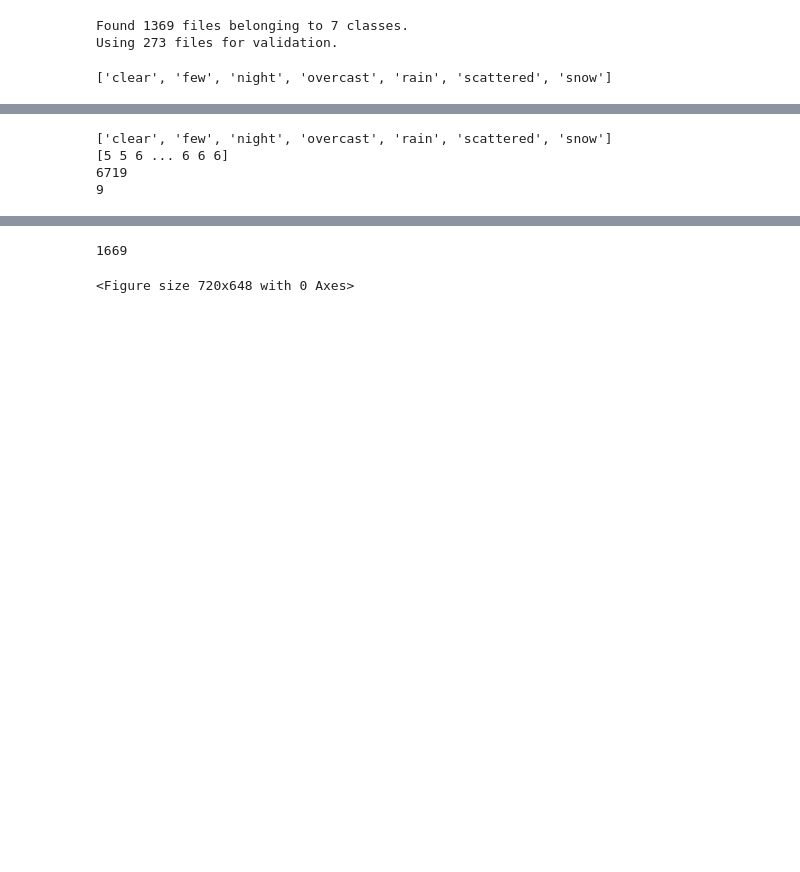
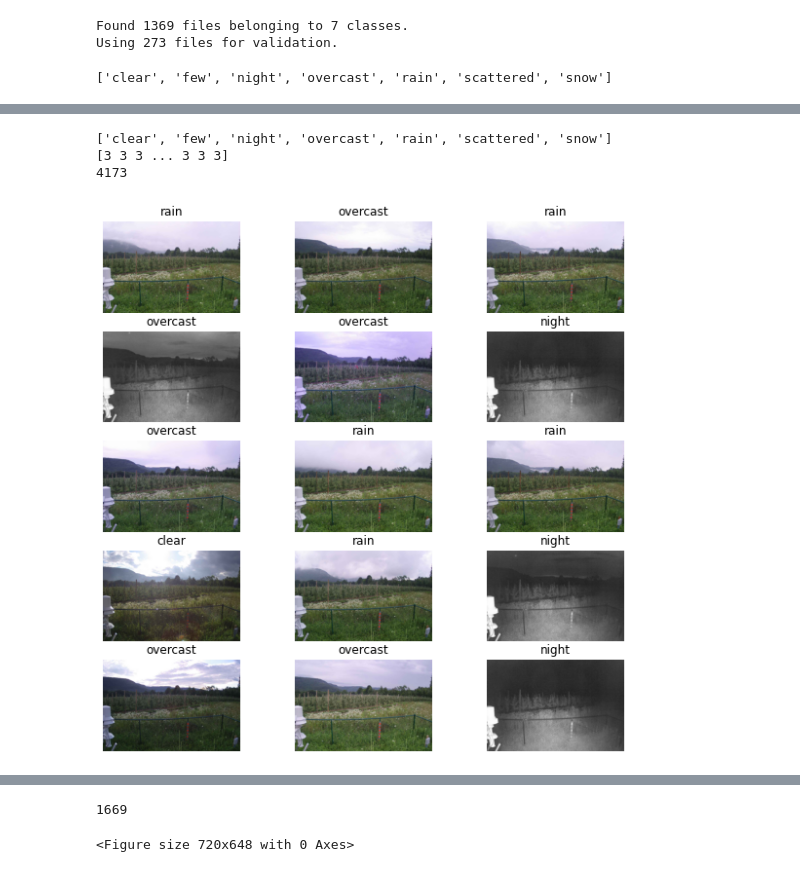
Before and after one commit to arnoldas500/clouds_detection, a Jupyter notebook: cloud_classifier.ipynb, the cells around one changed output, grey strips where cells are left out. Saved outputs shown, nothing was run; the diff lists cells and outputs as text; code cells hidden in the pictures; blank space fills up the shorter version.

```diff
--- a/cloud_classifier.ipynb
+++ b/cloud_classifier.ipynb
@@ -485,21 +475,55 @@ classes = model.predict_classes(images_all, batch_size=64)
 print(class_names)
 print(classes)
 
+#save predicted images to folders
+#['clear', 'few', 'night', 'overcast', 'rain', 'scattered', 'snow']
 print(len(classes))
 
 r =0
 for k,i in enumerate(classes):
-    if i==4:
-        r+=1
+    if i==0:
         #save image
 #         print(paths_all[k][-24:])
         im = PIL.Image.fromarray(images_all[k].astype("uint8"))
-        im.save("/home/arnold/raindrop-detection-cnn/VOOR/rain/"+paths_all[k][-24:])
-
-print(r)
+        im.save("/home/arnold/raindrop-detection-cnn/ALL/clear/"+paths_all[k][-24:])
+    elif i==1:
+#         print(paths_all[k])
+        im = PIL.Image.fromarray(images_all[k].astype("uint8"))
+        im.save("/home/arnold/raindrop-detection-cnn/ALL/few/"+paths_all[k][-24:])
+    elif i==2:
+#         print(paths_all[k])
+        im = PIL.Image.fromarray(images_all[k].astype("uint8"))
+        im.save("/home/arnold/raindrop-detection-cnn/ALL/night/"+paths_all[k][-24:])
+    elif i==3:
+#         print(paths_all[k])
+        im = PIL.Image.fromarray(images_all[k].astype("uint8"))
+        im.save("/home/arnold/raindrop-detection-cnn/ALL/overcast/"+paths_all[k][-24:])
+    elif i==4:
+#         print(paths_all[k])
+        im = PIL.Image.fromarray(images_all[k].astype("uint8"))
+        im.save("/home/arnold/raindrop-detection-cnn/ALL/rain/"+paths_all[k][-24:])
+    elif i==5:
+#         print(paths_all[k])
+        im = PIL.Image.fromarray(images_all[k].astype("uint8"))
+        im.save("/home/arnold/raindrop-detection-cnn/ALL/scattered/"+paths_all[k][-24:])
+    elif i==6:
+#         print(paths_all[k])
+        im = PIL.Image.fromarray(images_all[k].astype("uint8"))
+        im.save("/home/arnold/raindrop-detection-cnn/ALL/snow/"+paths_all[k][-24:])
 # %% [output]
 ['clear', 'few', 'night', 'overcast', 'rain', 'scattered', 'snow']
-[5 5 6 ... 6 6 6]
-6719
-9
+[3 3 3 ... 3 3 3]
+4173
+# %%
+plt.figure(figsize=(10, 10))
+for i in range(15):
+    ax = plt.subplot(5, 3, i + 1)
+    plt.imshow(images_all[i].astype("uint8"))
+#     predictions = model.predict(image[i])
+#     score = tf.nn.softmax(predictions[0])
+#     plt.title(class_names[np.argmax(score)], 100 * np.max(score))
+    plt.title(class_names[classes[i]])
+    plt.axis("off")
+# %% [output]
+[figure, added]
 # %%
```
Also changed, not shown: parts of 22 cells of this notebook, 3 other files.
